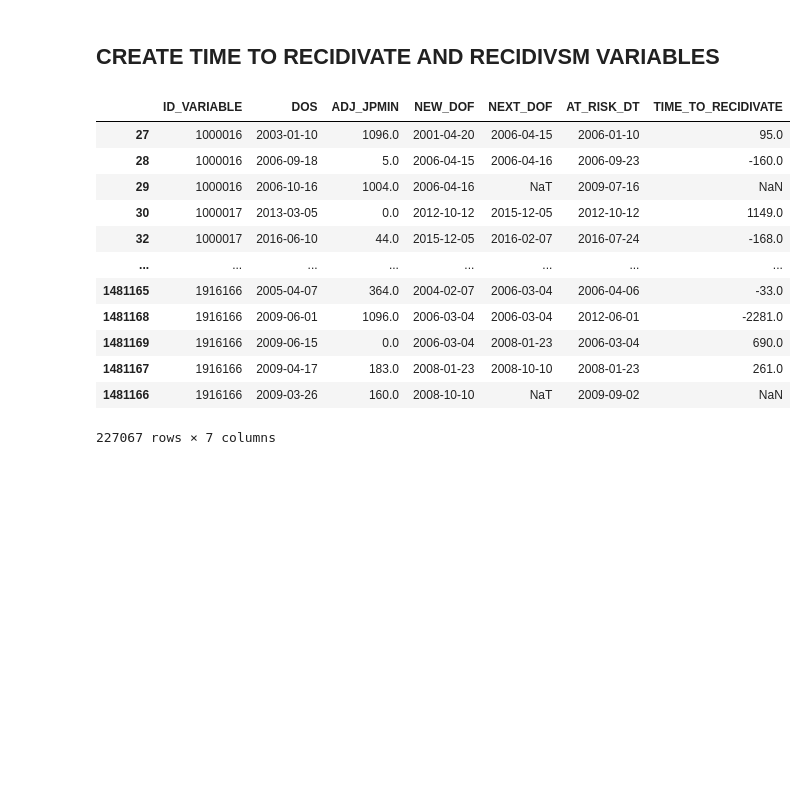
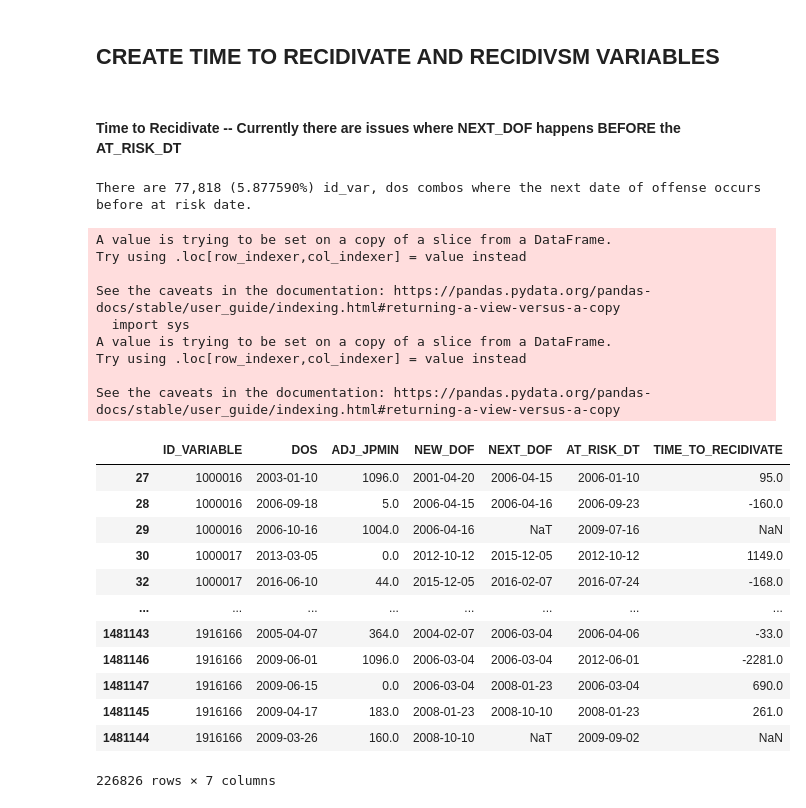
Before and after one commit to aud-z/PA_sentencing, a Jupyter notebook: data_cleaning_pipeline.ipynb, the cells around one changed output. Saved outputs shown, nothing was run; the diff lists cells and outputs as text; code cells hidden in the pictures; blank space fills up the shorter version.

```diff
--- a/data_cleaning_pipeline.ipynb
+++ b/data_cleaning_pipeline.ipynb
@@ -273,7 +134,0 @@ Before DOF <= DOS correction there were 2,593,636 rows and after cleaning there
-# %%
-# PRS SCORE CLEANING - removes only the rows where the PRS score is missing not the entire individual
-before_length = len(df)
-df = df.loc[df['PRS'].notnull()]
-after_length = len(df)
-
-print("Before PRS correction there were {:,} rows and after cleaning there were {:,} rows. A change of {:,}.".format(before_length, after_length, before_length - after_length))
@@ -321,9 +166,7 @@ Should this be: JP_MIN + (MAX(DOS) + [ MAX(DOS) - MIN(DOS) ])
 num_missing_jp_min = len(df.loc[pd.isna(df["JP_MIN"])]) #[["JPR_ID", "JP_MIN"]]
 print("There are {:,} entries in the dataset missing a JP_MIN value.".format(num_missing_jp_min))
 
-df["ADJ_JPMIN"] = df.groupby(["JPR_ID"])["JP_MIN"].transform("min")
-
-#df.head()[["JPR_ID", "JP_MIN", "ADJ_JPMIN"]]
+df["ADJ_JPMIN"] = df.groupby(["JPR_ID"])["JP_MIN"].transform("max")
 
 num_missing_jp_min = len(df.loc[pd.isna(df["ADJ_JPMIN"])]) #[["JPR_ID", "JP_MIN"]]
 print("There are {:,} entries in the dataset missing a  ADJ_JPMIN value.".format(num_missing_jp_min))
@@ -337,12 +180,14 @@ df_collapsed = df.copy()
 
 # #get the max values of the OGS and JP_MIN values -- possibly further adjustments need to be at this level
 df_collapsed['OGS'] = df_collapsed.groupby(["ID_VARIABLE", "DOS"])["OGS"].transform(max)
-df_collapsed["ADJ_JPMIN"] = df_collapsed.groupby(["ID_VARIABLE", "DOS"])["ADJ_JPMIN"].transform(max)
+
+#df_collapsed["ADJ_JPMIN"] = df_collapsed.groupby(["ID_VARIABLE", "DOS"])["ADJ_JPMIN"].transform(max)
+#df_collapsed["PRS"] = df_collapsed.groupby(["ID_VARIABLE", "DOS"])["PRS"].transform(max)
+
 
 #collapse data to be at the id variable, DOS level (need to ungroup the data for the at_risk date calculation to work)
 df_collapsed = df_collapsed.copy().groupby(["ID_VARIABLE", "DOS"]).first().reset_index()
 
 #inspect the results
-df_collapsed[["ID_VARIABLE", "DOS", "NEW_DOF", "INC_SANCTION_EXISTS", "ADJ_JPMIN", "OFN_LIFE_DEATH", "JP_LIFE_DEATH"]]
-#df_collapsed.loc[df_collapsed["JP_LIFE_DEATH"] == "N"][["NEW_DOF", "INC_SANCTION_EXISTS", "ADJ_JPMIN", "OFN_LIFE_DEATH", "JP_LIFE_DEATH"]]
+df_collapsed[["ID_VARIABLE", "DOS", "NEW_DOF", "INC_SANCTION_EXISTS", "ADJ_JPMIN"]] #, "OFN_LIFE_DEATH", "JP_LIFE_DEATH"]]
 # %% [output]
@@ -364,7 +209,6 @@ df_collapsed[["ID_VARIABLE", "DOS", "NEW_DOF", "INC_SANCTION_EXISTS", "ADJ_JPMIN
 # %%
 def create_at_risk_date(row):
     #need to account for REALLY large JP_MIN values
-    #20 years in days = 10 * 365
 
     # Because of this error message OverflowError: Python int too large to convert to C long
     # 25 is more years than we have in our data, so their at_risk date also get set to some value far in the future
@@ -374,6 +218,9 @@ def create_at_risk_date(row):
 
     #if offense has a life or death flag, set their at_risk_date abritarily large
     if row['OFN_LIFE_DEATH'] == "Y":
+        at_risk_date = pd.to_datetime('2035-12-31')
+
+    if row['JP_LIFE_DEATH'] == "Y":
         at_risk_date = pd.to_datetime('2035-12-31')
 
     #if they were not incarcerated, then their at risk date is just their date of offense
@@ -390,14 +237,6 @@ def create_at_risk_date(row):
 
             elif row["INC_SANCTION_EXISTS"] == "Y" and pd.notna(row['INCMIN']):
                 at_risk_date = row['DOS'] + pd.Timedelta(days = row['INCMIN'] * num_days_in_month)
-
-            #these are individuals who have life and death sentences
-            #their inc_end date = 12/31/9999 -- see codebook for more details
-            # elif row["INC_SANCTION_EXISTS"] == "Y" and pd.isna(row['INCMIN']) and pd.isna(row['ADJ_JPMIN']):
-            #     at_risk_date = row["INC_END"]
-
-            # elif row["INC_SANCTION_EXISTS"] == "N":
-            #     at_risk_date = row['NEW_DOF']
 
             else:
                 at_risk_date = row['INC_END']
@@ -556,30 +395,49 @@ There are 125,474 id_var, dos combos whose's last dof is not in scope.
+# %% [markdown]
+#### Time to Recidivate -- Currently there are issues where NEXT_DOF happens BEFORE the AT_RISK_DT
 # %%
 #inspect the results -- an issue where the next_dof is less than the next_dof
 #print(df_collapsed["TIME_TO_RECIDIVATE"].min(), df_collapsed["TIME_TO_RECIDIVATE"].max())
-list_neg_time = list(df_collapsed.loc[df_collapsed["TIME_TO_RECIDIVATE"] < 0]["ID_VARIABLE"])
+
+list_neg_time = list(df_collapsed.loc[df_collapsed['NEXT_DOF'] < df_collapsed['AT_RISK_DT']]["ID_VARIABLE"])
 neg_time_analysis = df_collapsed.loc[df_collapsed["ID_VARIABLE"].isin(list_neg_time)]
 
-neg_time_analysis[["ID_VARIABLE", "DOS", "ADJ_JPMIN", "NEW_DOF", "NEXT_DOF", "AT_RISK_DT", "TIME_TO_RECIDIVATE"]]
+neg_time_analysis["TIME_TO_RECIDIVATE"] = neg_time_analysis["NEXT_DOF"] - neg_time_analysis["AT_RISK_DT"]
+neg_time_analysis['TIME_TO_RECIDIVATE'] = neg_time_analysis['TIME_TO_RECIDIVATE'].dt.days
+
+
 
 #they committed another offense before their previous at risk date
 # df_collapsed['NEXT_DOF'] = df_collapsed.groupby(['ID_VARIABLE'])['NEW_DOF'].shift(-1).dt.date
 
 # df_collapsed["PREVIOUS_AT_RISK_DT"] = df_collapsed.groupby(['ID_VARIABLE'])['AT_RISK_DT'].shift(1) #.dt.date
 #df_collapsed[["ID_VARIABLE", "DOS", "ADJ_JPMIN", "NEW_DOF", "NEXT_DOF", "AT_RISK_DT", "PREVIOUS_AT_RISK_DT"]]
 
 # test = df_collapsed.loc[df_collapsed["NEXT_DOF"] <df_collapsed["PREVIOUS_AT_RISK_DT"] ]
 # test[["ID_VARIABLE", "DOS", "ADJ_JPMIN", "NEW_DOF", "NEXT_DOF", "AT_RISK_DT", "PREVIOUS_AT_RISK_DT"]]
+
+print("There are {:,} ({:%}) id_var, dos combos where the next date of offense occurs before at risk date.".format(len(list_neg_time),len(list_neg_time)/len(df_collapsed) ))
+neg_time_analysis[["ID_VARIABLE", "DOS", "ADJ_JPMIN", "NEW_DOF", "NEXT_DOF", "AT_RISK_DT", "TIME_TO_RECIDIVATE"]]
 # %% [output]
+There are 77,818 (5.877590%) id_var, dos combos where the next date of offense occurs before at risk date.
+A value is trying to be set on a copy of a slice from a DataFrame.
+Try using .loc[row_indexer,col_indexer] = value instead
+
+See the caveats in the documentation: https://pandas.pydata.org/pandas-docs/stable/user_guide/indexing.html#returning-a-view-versus-a-copy
+  import sys
+A value is trying to be set on a copy of a slice from a DataFrame.
+Try using .loc[row_indexer,col_indexer] = value instead
+
+See the caveats in the documentation: https://pandas.pydata.org/pandas-docs/stable/user_guide/indexing.html#returning-a-view-versus-a-copy
 |  | ID_VARIABLE | DOS | ADJ_JPMIN | NEW_DOF | NEXT_DOF | AT_RISK_DT | TIME_TO_RECIDIVATE |
 | 27 | 1000016 | 2003-01-10 | 1096.0 | 2001-04-20 | 2006-04-15 | 2006-01-10 | 95.0 |
 | 28 | 1000016 | 2006-09-18 | 5.0 | 2006-04-15 | 2006-04-16 | 2006-09-23 | -160.0 |
 | 29 | 1000016 | 2006-10-16 | 1004.0 | 2006-04-16 | NaT | 2009-07-16 | NaN |
 | 30 | 1000017 | 2013-03-05 | 0.0 | 2012-10-12 | 2015-12-05 | 2012-10-12 | 1149.0 |
 | 32 | 1000017 | 2016-06-10 | 44.0 | 2015-12-05 | 2016-02-07 | 2016-07-24 | -168.0 |
 | ... | ... | ... | ... | ... | ... | ... | ... |
-| 1481165 | 1916166 | 2005-04-07 | 364.0 | 2004-02-07 | 2006-03-04 | 2006-04-06 | -33.0 |
-| 1481168 | 1916166 | 2009-06-01 | 1096.0 | 2006-03-04 | 2006-03-04 | 2012-06-01 | -2281.0 |
-| 1481169 | 1916166 | 2009-06-15 | 0.0 | 2006-03-04 | 2008-01-23 | 2006-03-04 | 690.0 |
-| 1481167 | 1916166 | 2009-04-17 | 183.0 | 2008-01-23 | 2008-10-10 | 2008-01-23 | 261.0 |
-| 1481166 | 1916166 | 2009-03-26 | 160.0 | 2008-10-10 | NaT | 2009-09-02 | NaN |
+| 1481143 | 1916166 | 2005-04-07 | 364.0 | 2004-02-07 | 2006-03-04 | 2006-04-06 | -33.0 |
+| 1481146 | 1916166 | 2009-06-01 | 1096.0 | 2006-03-04 | 2006-03-04 | 2012-06-01 | -2281.0 |
+| 1481147 | 1916166 | 2009-06-15 | 0.0 | 2006-03-04 | 2008-01-23 | 2006-03-04 | 690.0 |
+| 1481145 | 1916166 | 2009-04-17 | 183.0 | 2008-01-23 | 2008-10-10 | 2008-01-23 | 261.0 |
+| 1481144 | 1916166 | 2009-03-26 | 160.0 | 2008-10-10 | NaT | 2009-09-02 | NaN |
-227067 rows × 7 columns
+226826 rows × 7 columns
```
Also changed, not shown: parts of 38 cells of this notebook.
